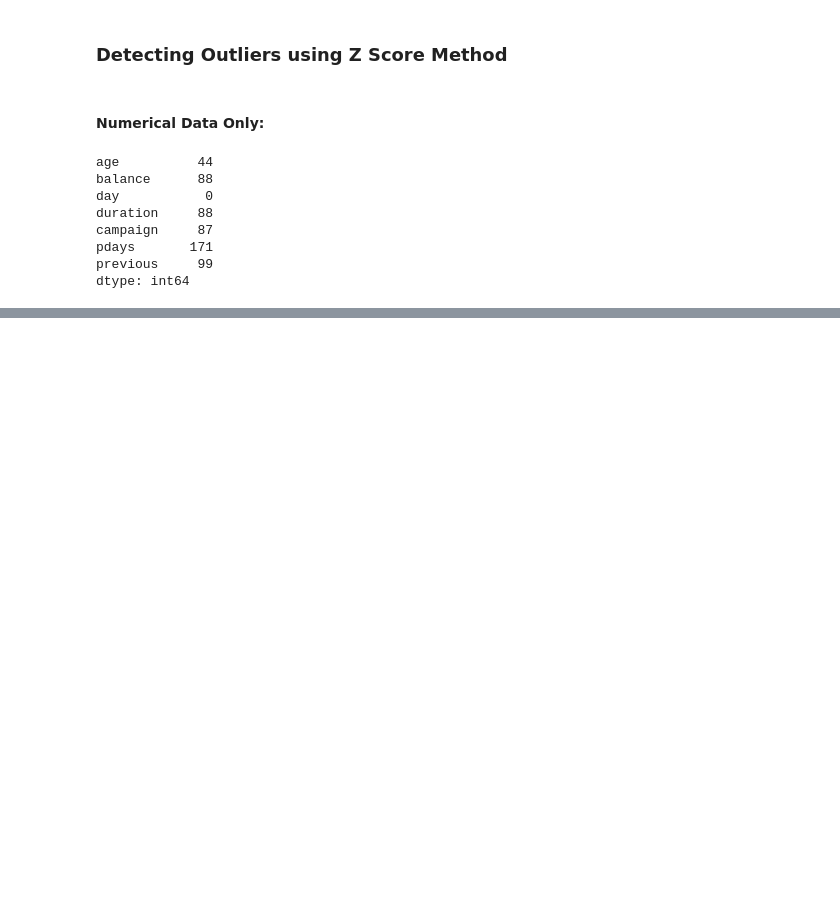
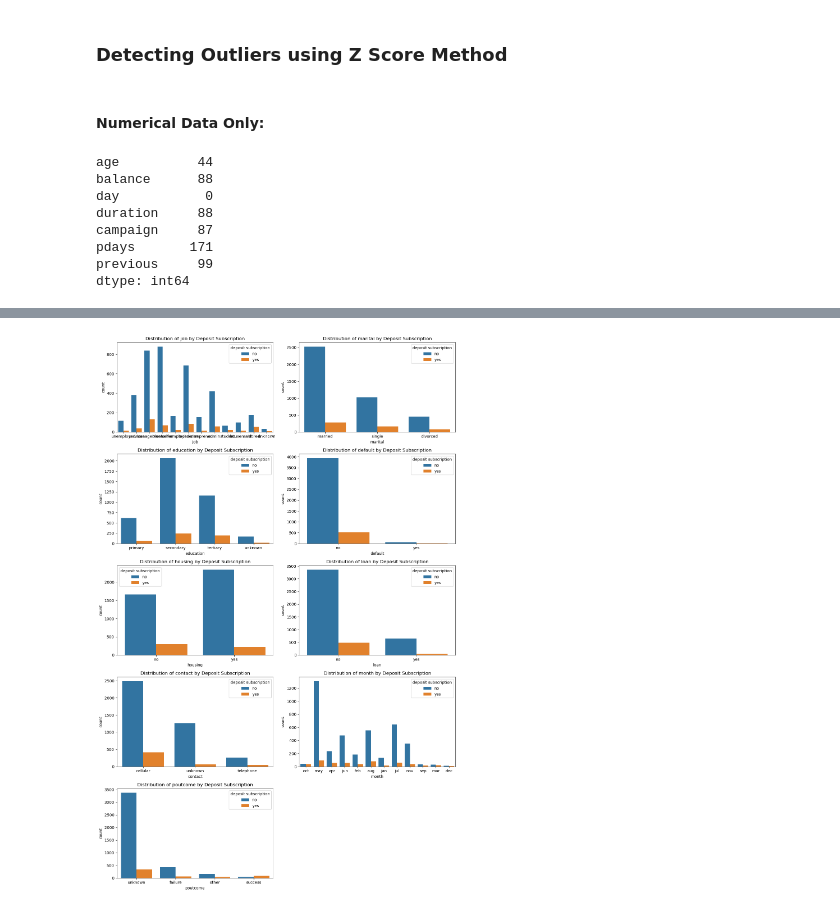
Before and after one commit to MinThiha22/COMP615, a Jupyter notebook: Assignment_2.ipynb, the cells around one changed output, grey strips where cells are left out. Cells and saved outputs as stored; diff of their text form; code cells hidden in the pictures; blank space fills up the shorter version.

Commit message:
Add Relationship between Categorical and Target Class

```diff
--- a/Assignment_2.ipynb
+++ b/Assignment_2.ipynb
@@ -230,0 +233,16 @@ LET ME KNOW WHAT YOU THINK
+# %%
+#Relationship between Categorical Data and Target Class
+categorical_data = mbd.select_dtypes(include="object")
+categorical_data = categorical_data.drop(columns=["deposit subscription"])
+fig, axes = plt.subplots(5, 2, figsize=(13, 20))
+axes = axes.flatten()
+for ax, x in zip(axes, categorical_data):
+    sns.countplot(data=mbd, x=x, hue='deposit subscription', ax=ax)
+    ax.set_title(f"Distribution of {x} by Deposit Subscription")
+
+axes[-1].axis('off')
+
+plt.tight_layout()
+plt.show()
+# %% [output]
+[figure, added]
```
Also changed, not shown: parts of 5 cells of this notebook.
